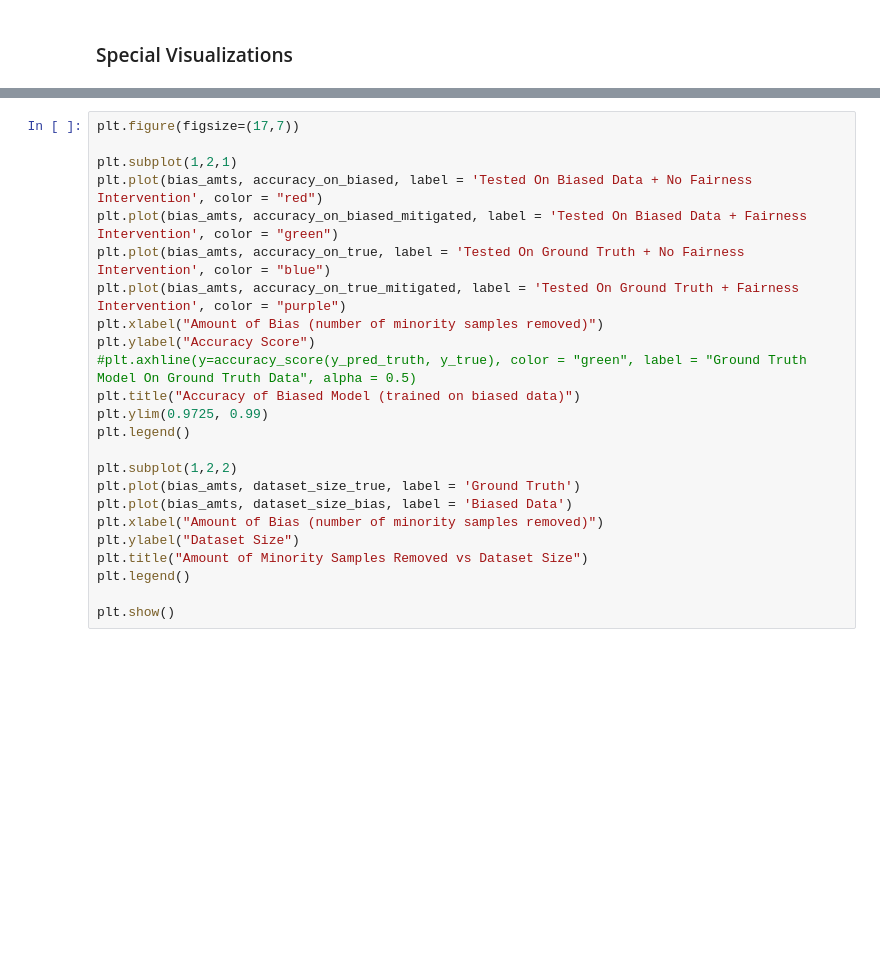
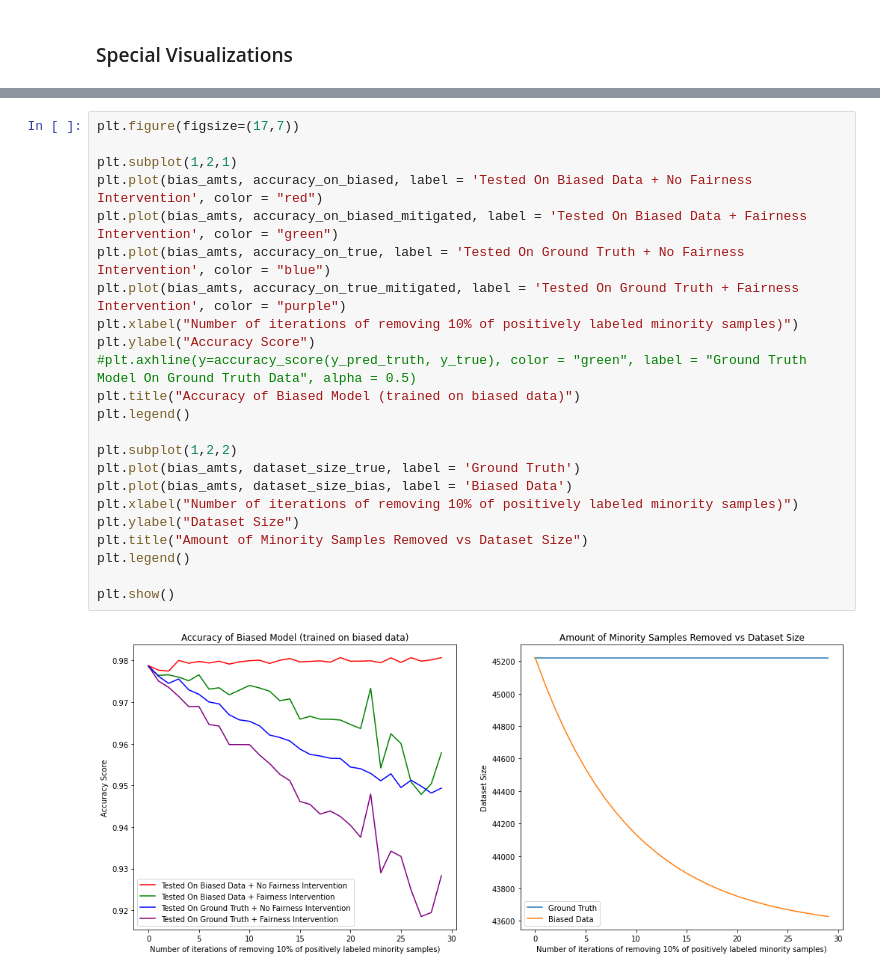
Before and after one commit to mnagired/fairness-sandbox, a Jupyter notebook: under.ipynb, the cells around one changed output, grey strips where cells are left out. Drawn from its saved outputs; the diff is of its cells as text; blank space fills up the shorter version.

```diff
--- a/under.ipynb
+++ b/under.ipynb
@@ -1071,27 +994,28 @@ for i in range(30):
 # %%
 plt.figure(figsize=(17,7))
 
 plt.subplot(1,2,1)
 plt.plot(bias_amts, accuracy_on_biased, label = 'Tested On Biased Data + No Fairness Intervention', color = "red")
 plt.plot(bias_amts, accuracy_on_biased_mitigated, label = 'Tested On Biased Data + Fairness Intervention', color = "green")
 plt.plot(bias_amts, accuracy_on_true, label = 'Tested On Ground Truth + No Fairness Intervention', color = "blue")
 plt.plot(bias_amts, accuracy_on_true_mitigated, label = 'Tested On Ground Truth + Fairness Intervention', color = "purple")
-plt.xlabel("Amount of Bias (number of minority samples removed)")
+plt.xlabel("Number of iterations of removing 10% of positively labeled minority samples)")
 plt.ylabel("Accuracy Score")
 #plt.axhline(y=accuracy_score(y_pred_truth, y_true), color = "green", label = "Ground Truth Model On Ground Truth Data", alpha = 0.5)
 plt.title("Accuracy of Biased Model (trained on biased data)")
-plt.ylim(0.9725, 0.99)
 plt.legend()
 
 plt.subplot(1,2,2)
 plt.plot(bias_amts, dataset_size_true, label = 'Ground Truth')
 plt.plot(bias_amts, dataset_size_bias, label = 'Biased Data')
-plt.xlabel("Amount of Bias (number of minority samples removed)")
+plt.xlabel("Number of iterations of removing 10% of positively labeled minority samples)")
 plt.ylabel("Dataset Size")
 plt.title("Amount of Minority Samples Removed vs Dataset Size")
 plt.legend()
 
 plt.show()
+# %% [output]
+[figure, added]
 # %%
 plt.plot(bias_amts, eod_on_biased, label = 'On Biased Data + No Fairness Intervention', color = "red")
 plt.plot(bias_amts, eod_on_true, label = 'On Ground Truth + No Fairness Intervention', color = "blue")
```
Also changed, not shown: parts of 7 cells of this notebook.
